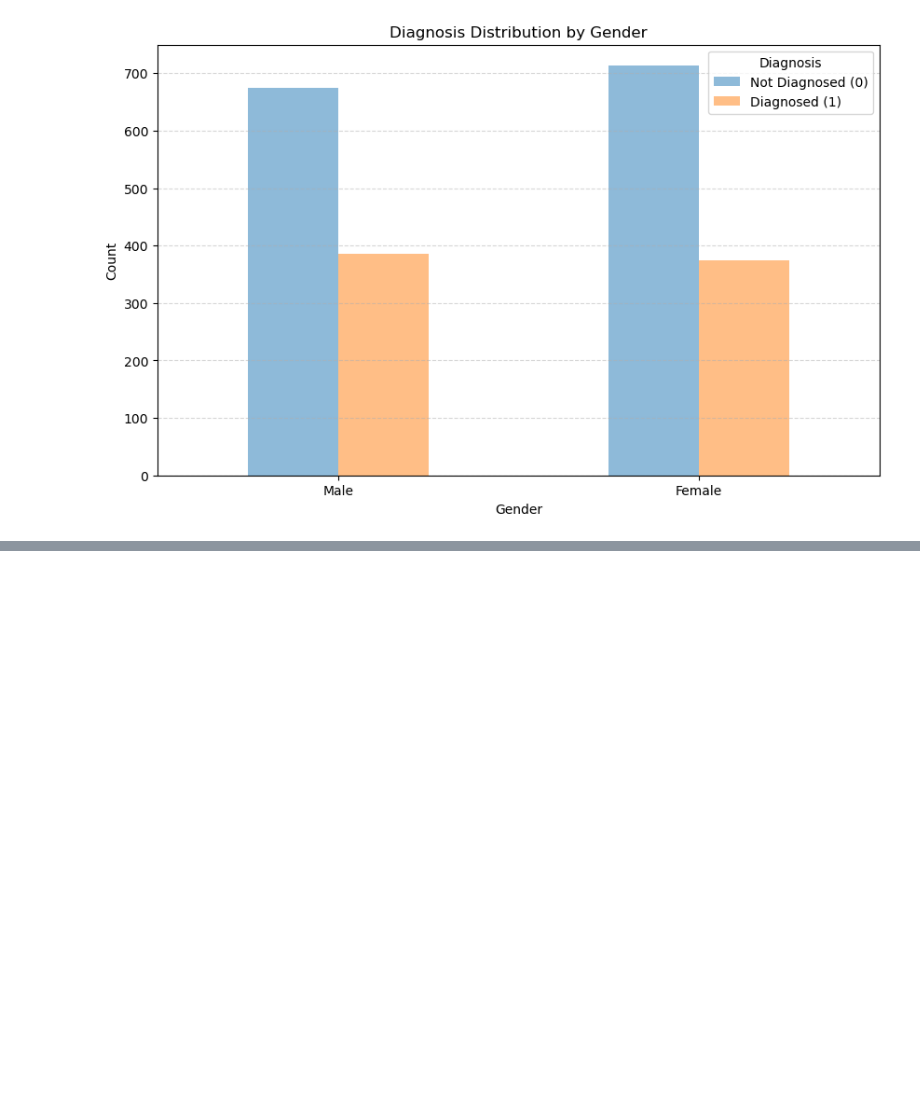
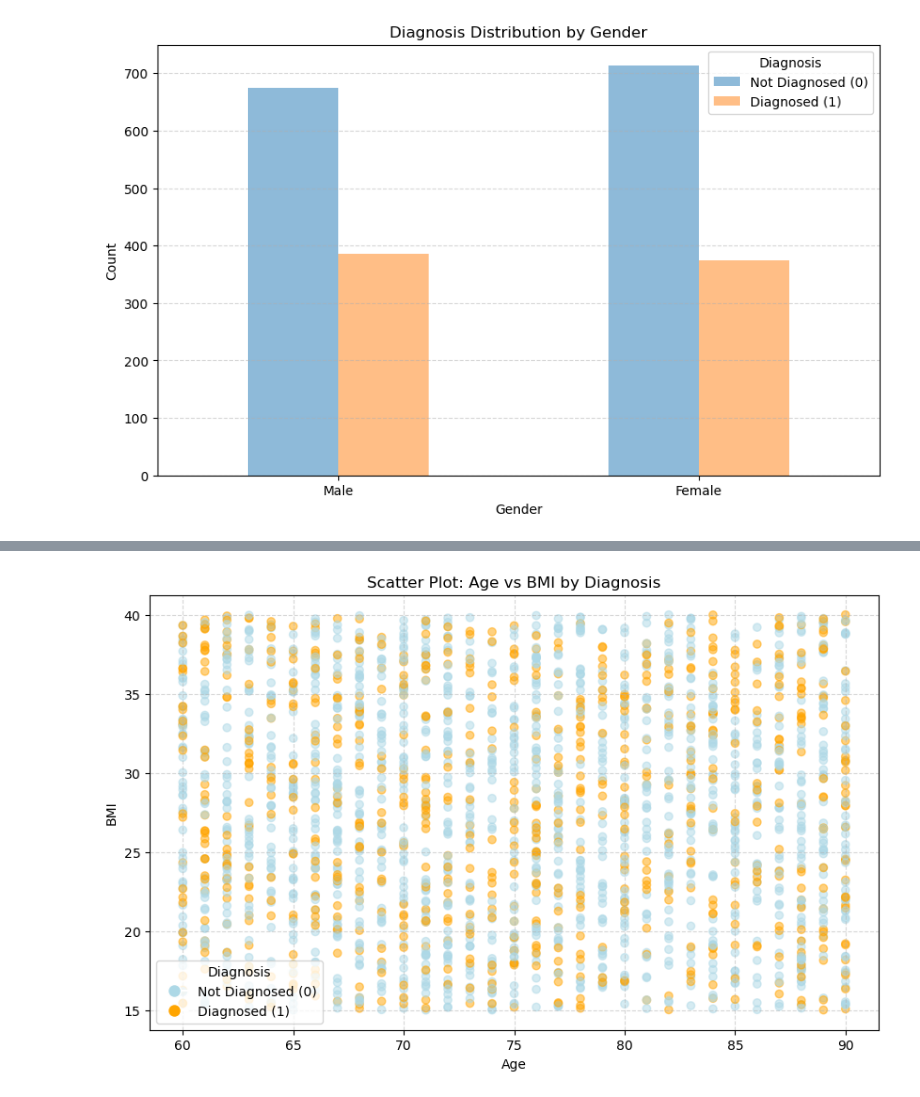
Before and after one commit to alekhyavittalam/alzheimers_diagnosis_prediction, a Jupyter notebook: alzheimers.ipynb, the cells around one changed output, grey strips where cells are left out. Cells and saved outputs as stored; diff of their text form; code cells hidden in the pictures; blank space fills up the shorter version.

```diff
--- a/alzheimers.ipynb
+++ b/alzheimers.ipynb
@@ -400,0 +474,24 @@ plt.show()
+# %%
+# Scatter plot for Age vs. BMI with Diagnosis as color
+import matplotlib.lines as mlines
+
+plt.figure(figsize=(10, 6))
+scatter = plt.scatter(
+    df['Age'],
+    df['BMI'],
+    c=['lightblue' if diag == 0 else 'orange' for diag in df['Diagnosis']],
+    alpha=0.5,
+)
+
+legend_labels = [mlines.Line2D([], [], marker='o', color='w', markerfacecolor='lightblue', markersize=10, label='Not Diagnosed (0)'),
+                 mlines.Line2D([], [], marker='o', color='w', markerfacecolor='orange', markersize=10, label='Diagnosed (1)')]
+plt.legend(handles=legend_labels, title='Diagnosis')
+
+# Adding color bar and labels
+plt.title('Scatter Plot: Age vs BMI by Diagnosis')
+plt.xlabel('Age')
+plt.ylabel('BMI')
+plt.grid(True, linestyle='--', alpha=0.5)
+plt.show()
+# %% [output]
+[figure, added]
```
Also changed, not shown: parts of 21 cells of this notebook.
